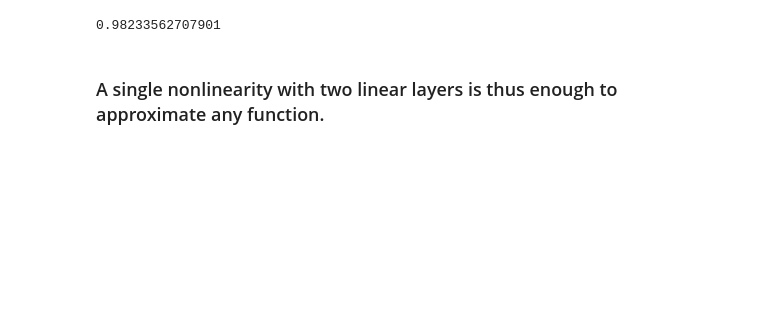
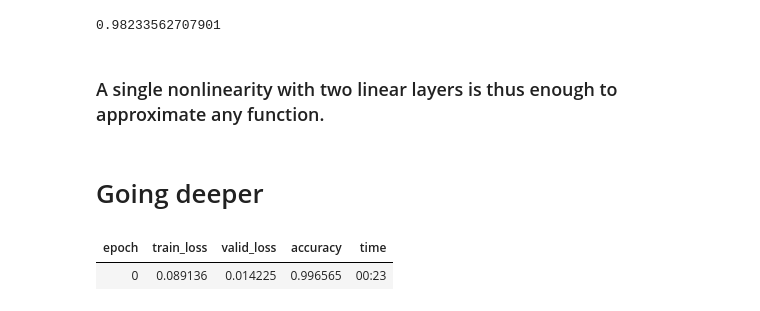
Before and after one commit to rohitnikam1/Fastai-projects, a Jupyter notebook: mnist_basics.ipynb, the cells around one changed output. Drawn from its saved outputs; the diff is of its cells as text; code cells hidden in the pictures; blank space fills up the shorter version.

```diff
--- a/mnist_basics.ipynb
+++ b/mnist_basics.ipynb
@@ -583,3 +587,13 @@ learn.recorder.values[-1][2]
 0.98233562707901
 # %% [markdown]
 ### A single nonlinearity with two linear layers is thus enough to approximate any function.
+# %% [markdown]
+# Going deeper
+# %%
+dls = ImageDataLoaders.from_folder(path)
+# %%
+learn = cnn_learner(dls, resnet18, pretrained=False, loss_func=F.cross_entropy, metrics=accuracy)
+learn.fit_one_cycle(1, 0.1)
+# %% [output]
+| epoch | train_loss | valid_loss | accuracy | time |
+| 0 | 0.089136 | 0.014225 | 0.996565 | 00:23 |
```
Also changed, not shown: parts of 38 cells of this notebook.
